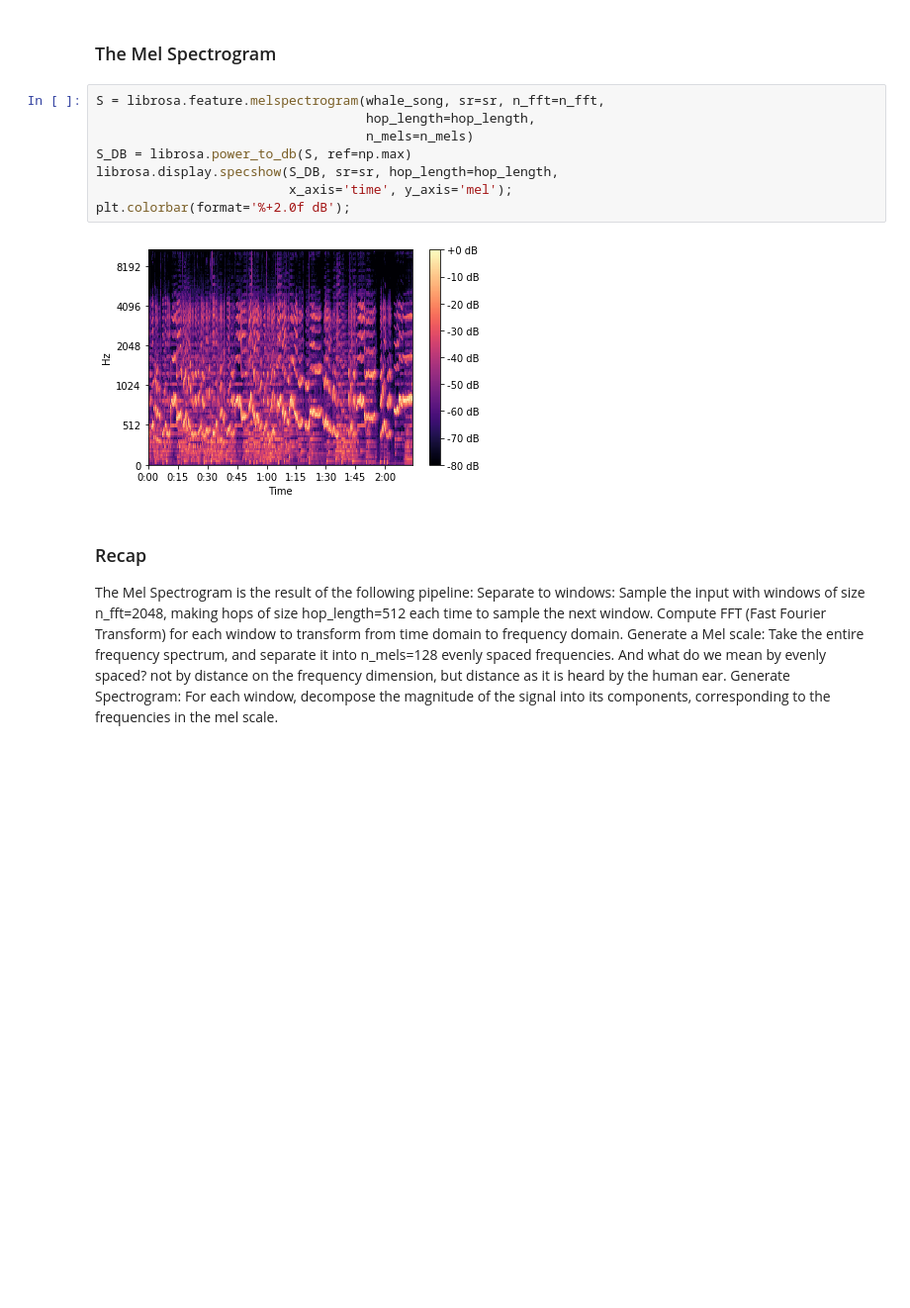
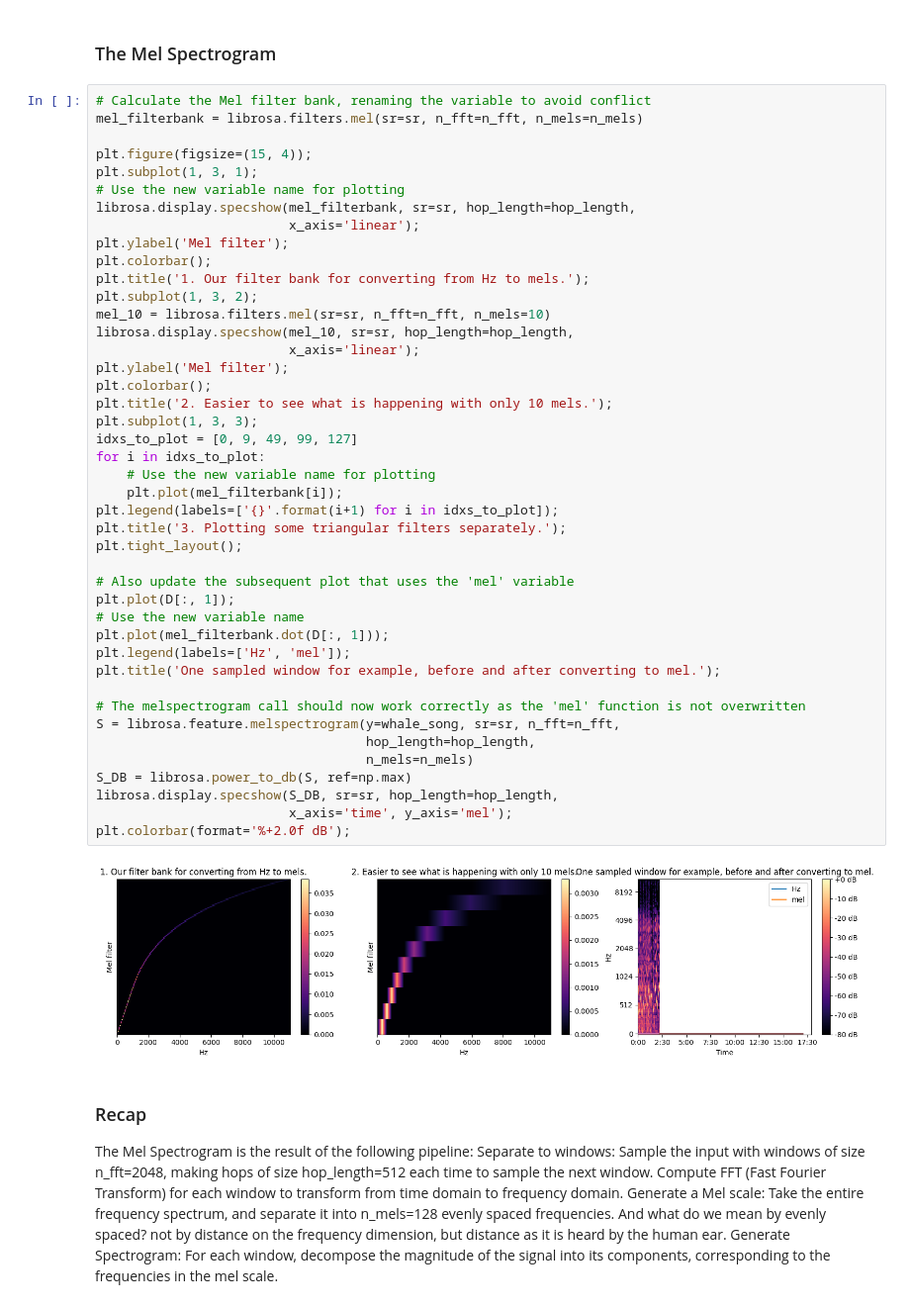
Before and after one commit to JSJeong-me/Sound, a Jupyter notebook: visualize-sound(Andre).ipynb, the cells around one changed output. Shown: that part at 99% size. Saved outputs shown, nothing was run; the diff lists cells and outputs as text; blank space fills up the shorter version.

```diff
--- a/visualize-sound(Andre).ipynb
+++ b/visualize-sound(Andre).ipynb
@@ -92,15 +98,50 @@ plt.title('One sampled window for example, before and after converting to mel.')
 # %% [markdown]
 ### The Mel Spectrogram
-# %%
-S = librosa.feature.melspectrogram(whale_song, sr=sr, n_fft=n_fft,
-                                   hop_length=hop_length,
-                                   n_mels=n_mels)
-S_DB = librosa.power_to_db(S, ref=np.max)
-librosa.display.specshow(S_DB, sr=sr, hop_length=hop_length,
-                         x_axis='time', y_axis='mel');
-plt.colorbar(format='%+2.0f dB');
-# %% [output]
-[figure, removed]
+# %%
+# Calculate the Mel filter bank, renaming the variable to avoid conflict
+mel_filterbank = librosa.filters.mel(sr=sr, n_fft=n_fft, n_mels=n_mels)
+
+plt.figure(figsize=(15, 4));
+plt.subplot(1, 3, 1);
+# Use the new variable name for plotting
+librosa.display.specshow(mel_filterbank, sr=sr, hop_length=hop_length,
+                         x_axis='linear');
+plt.ylabel('Mel filter');
+plt.colorbar();
+plt.title('1. Our filter bank for converting from Hz to mels.');
+plt.subplot(1, 3, 2);
+mel_10 = librosa.filters.mel(sr=sr, n_fft=n_fft, n_mels=10)
+librosa.display.specshow(mel_10, sr=sr, hop_length=hop_length,
+                         x_axis='linear');
+plt.ylabel('Mel filter');
+plt.colorbar();
+plt.title('2. Easier to see what is happening with only 10 mels.');
+plt.subplot(1, 3, 3);
+idxs_to_plot = [0, 9, 49, 99, 127]
+for i in idxs_to_plot:
+    # Use the new variable name for plotting
+    plt.plot(mel_filterbank[i]);
+plt.legend(labels=['{}'.format(i+1) for i in idxs_to_plot]);
+plt.title('3. Plotting some triangular filters separately.');
+plt.tight_layout();
+
+# Also update the subsequent plot that uses the 'mel' variable
+plt.plot(D[:, 1]);
+# Use the new variable name
+plt.plot(mel_filterbank.dot(D[:, 1]));
+plt.legend(labels=['Hz', 'mel']);
+plt.title('One sampled window for example, before and after converting to mel.');
+
+# The melspectrogram call should now work correctly as the 'mel' function is not overwritten
+S = librosa.feature.melspectrogram(y=whale_song, sr=sr, n_fft=n_fft,
+                                   hop_length=hop_length,
+                                   n_mels=n_mels)
+S_DB = librosa.power_to_db(S, ref=np.max)
+librosa.display.specshow(S_DB, sr=sr, hop_length=hop_length,
+                         x_axis='time', y_axis='mel');
+plt.colorbar(format='%+2.0f dB');
+# %% [output]
+[figure, added]
 # %% [markdown]
 ### Recap
 The Mel Spectrogram is the result of the following pipeline:
```
Also changed, not shown: parts of 8 cells of this notebook.
